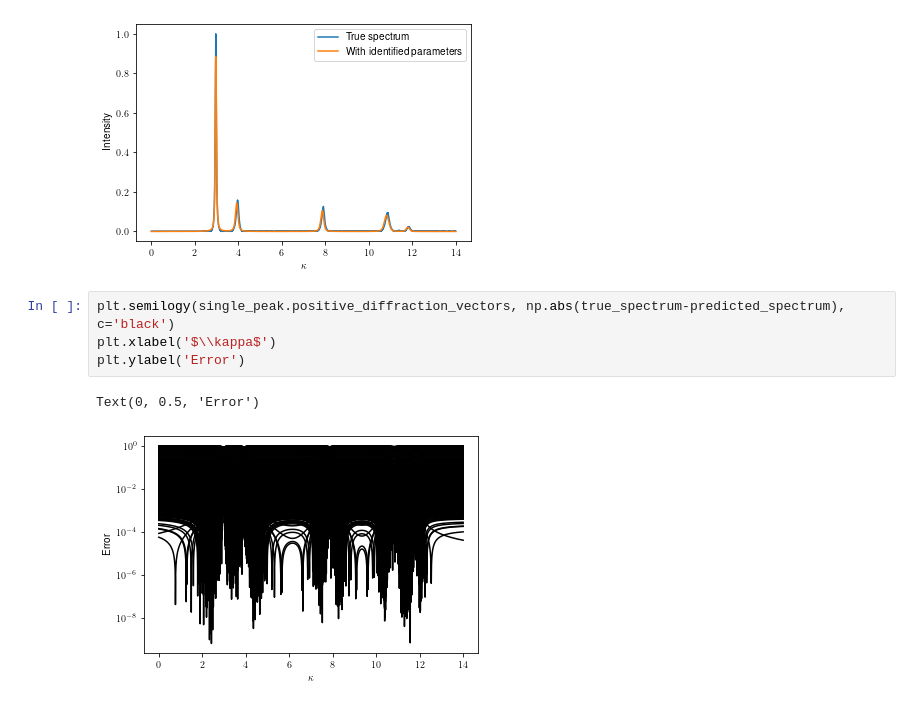
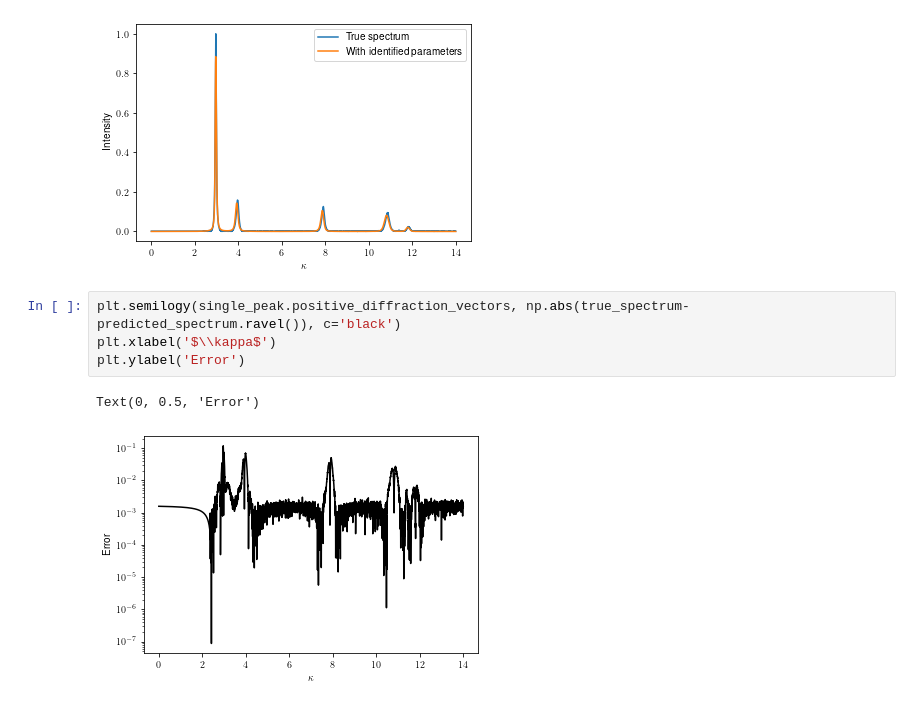
Before and after one commit to balintkaszas/DifFault, a Jupyter notebook: examples/regression_NiMo.ipynb, the cells around one changed output. Saved outputs shown, nothing was run; the diff lists cells and outputs as text.

```diff
--- a/examples/regression_NiMo.ipynb
+++ b/examples/regression_NiMo.ipynb
@@ -270,9 +270,9 @@ plt.ylabel('Intensity')
 Text(0, 0.5, 'Intensity')
 [figure]
 # %%
-plt.semilogy(single_peak.positive_diffraction_vectors, np.abs(true_spectrum-predicted_spectrum), c='black')
+plt.semilogy(single_peak.positive_diffraction_vectors, np.abs(true_spectrum-predicted_spectrum.ravel()), c='black')
 plt.xlabel('$\\kappa$')
 plt.ylabel('Error')
 # %% [output]
 Text(0, 0.5, 'Error')
-[figure, old version]
+[figure, new version]
```
